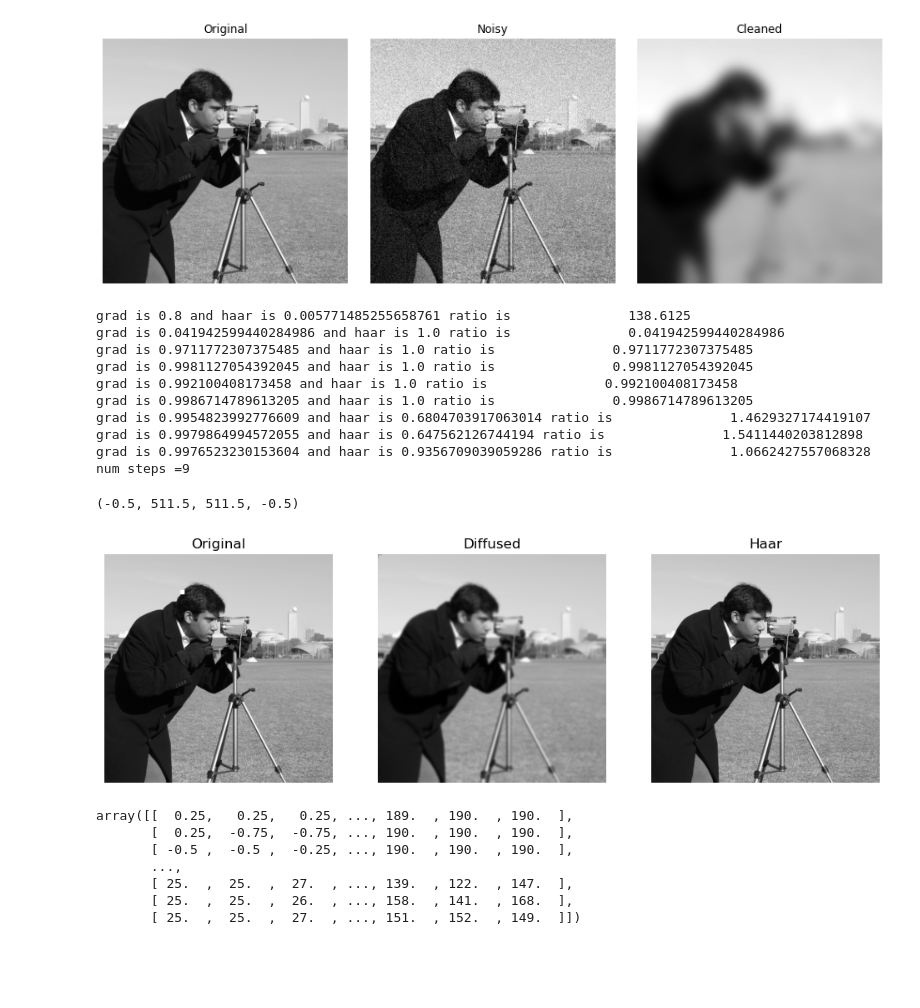
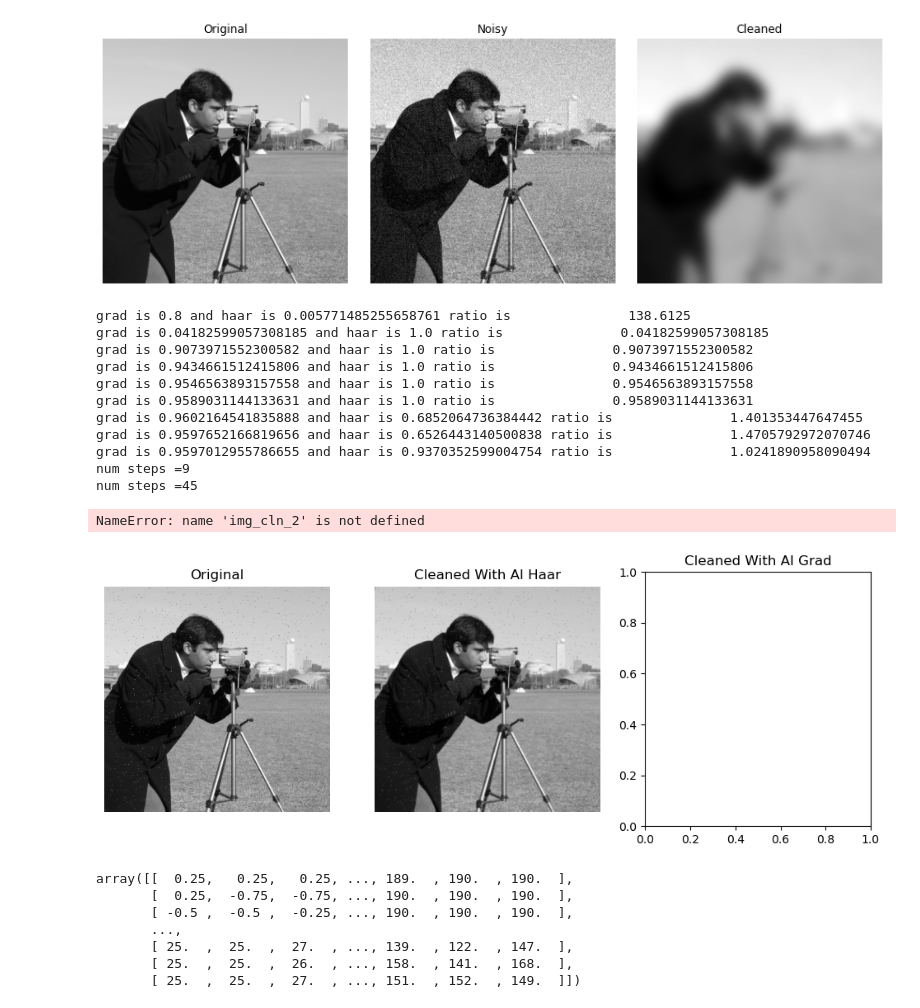
Before and after one commit to robrahm/PDE-Solvers, a Jupyter notebook: Solvers/Image_Proc.ipynb, the cells around one changed output. Drawn from its saved outputs; the diff is of its cells as text; code cells hidden in the pictures; blank space fills up the shorter version.

```diff
--- a/Solvers/Image_Proc.ipynb
+++ b/Solvers/Image_Proc.ipynb
@@ -173,49 +173,59 @@ plt.show()
 num steps =356
 it took 10.075793504714966
 [figure]
+# %%
+img = data.camera()
+img_noise = img.copy()
+for row in range(img.shape[0]):
+    for col in range(img.shape[1]):
+        if np.random.randint(100) == 1:
+            img_noise[row,col] = np.random.randint(255)
 # %%
-img = data.camera()
-x = np.linspace(0, 1, img.shape[0])
-y = np.linspace(0, 1, img.shape[1])
+
+x = np.linspace(0, 1, img_noise.shape[0])
+y = np.linspace(0, 1, img_noise.shape[1])
 X, Y = np.meshgrid(x, y)
 
-A, H, C, W, img_cln = image_diff_an_haar(img)
+A, H, C, W, img_cln = image_diff_an_haar(img_noise)
+
+img_cln2 = image_diff_an(img_noise)
 # %% [output]
 grad is 0.8 and haar is 0.005771485255658761 ratio is               138.6125
-grad is 0.041942599440284986 and haar is 1.0 ratio is               0.041942599440284986
-grad is 0.9711772307375485 and haar is 1.0 ratio is               0.9711772307375485
-grad is 0.9981127054392045 and haar is 1.0 ratio is               0.9981127054392045
-grad is 0.992100408173458 and haar is 1.0 ratio is               0.992100408173458
-grad is 0.9986714789613205 and haar is 1.0 ratio is               0.9986714789613205
-grad is 0.9954823992776609 and haar is 0.6804703917063014 ratio is               1.4629327174419107
-grad is 0.9979864994572055 and haar is 0.647562126744194 ratio is               1.5411440203812898
-grad is 0.9976523230153604 and haar is 0.9356709039059286 ratio is               1.0662427557068328
+grad is 0.04182599057308185 and haar is 1.0 ratio is               0.04182599057308185
+grad is 0.9073971552300582 and haar is 1.0 ratio is               0.9073971552300582
+grad is 0.9434661512415806 and haar is 1.0 ratio is               0.9434661512415806
+grad is 0.9546563893157558 and haar is 1.0 ratio is               0.9546563893157558
+grad is 0.9589031144133631 and haar is 1.0 ratio is               0.9589031144133631
+grad is 0.9602164541835888 and haar is 0.6852064736384442 ratio is               1.401353447647455
+grad is 0.9597652166819656 and haar is 0.6526443140500838 ratio is               1.4705792972070746
+grad is 0.9597012955786655 and haar is 0.9370352599004754 ratio is               1.0241890958090494
 num steps =9
+num steps =45
 # %%
 plt.figure(figsize=(12, 4))
 
 img = data.camera()
 for r in range(-5,5):
     for c in range(-5,5):
         img[85 + r, 175 + c] = 255
 
 plt.subplot(1, 3, 1)
 plt.title("Original")
-plt.imshow(img, cmap='gray')
+plt.imshow(img_noise, cmap='gray')
 plt.axis('off')
 
 plt.subplot(1, 3, 2)
-plt.title("Diffused")
+plt.title("Cleaned With AI Haar")
 plt.imshow(img_cln, cmap='gray')
 plt.axis('off')
 
 plt.subplot(1, 3, 3)
-plt.title("Haar")
-plt.imshow(W, cmap='gray')
+plt.title("Cleaned With AI Grad")
+plt.imshow(img_cln_2, cmap='gray')
 plt.axis('off')
 # %% [output]
-(-0.5, 511.5, 511.5, -0.5)
+NameError: name 'img_cln_2' is not defined
-[figure, old version]
+[figure, new version]
 # %%
 H[0]
 # %% [output]
```
